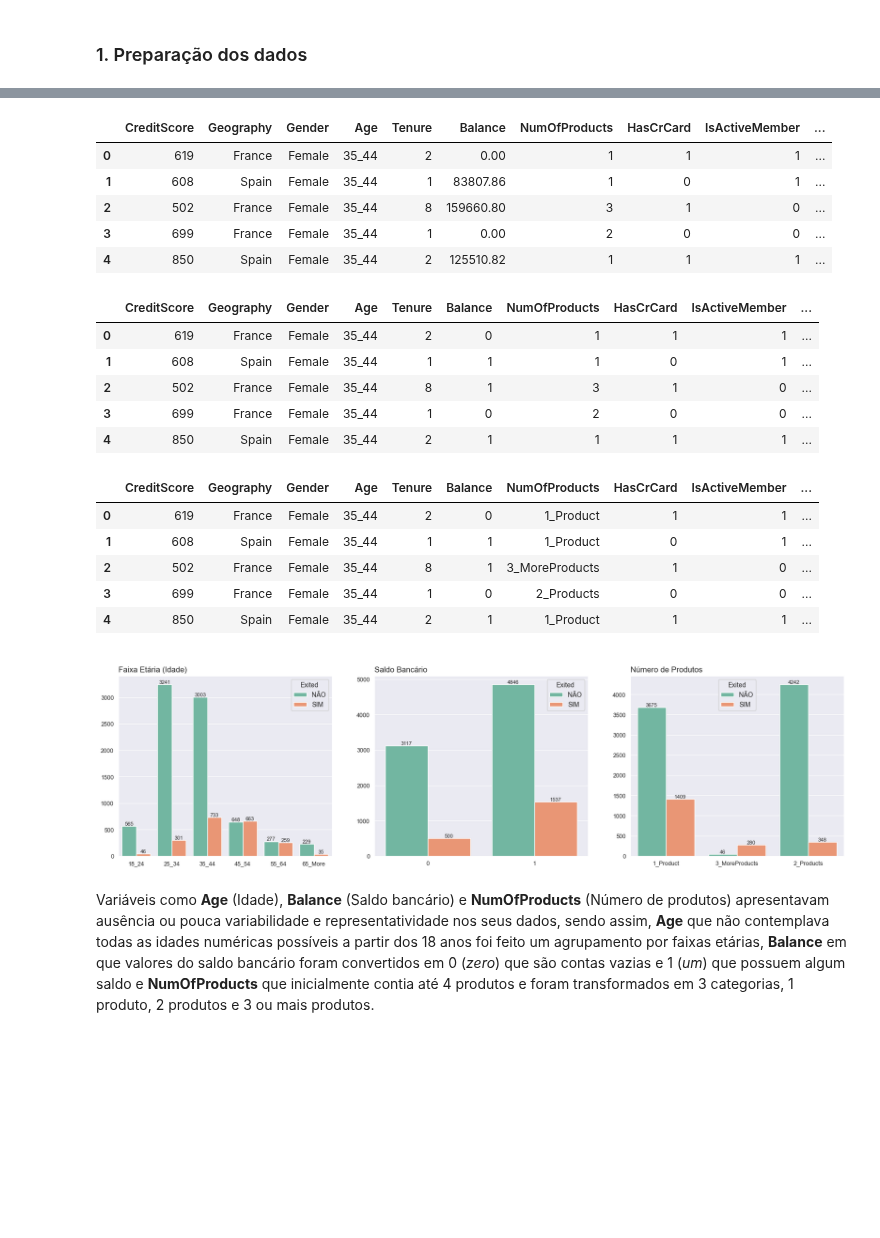
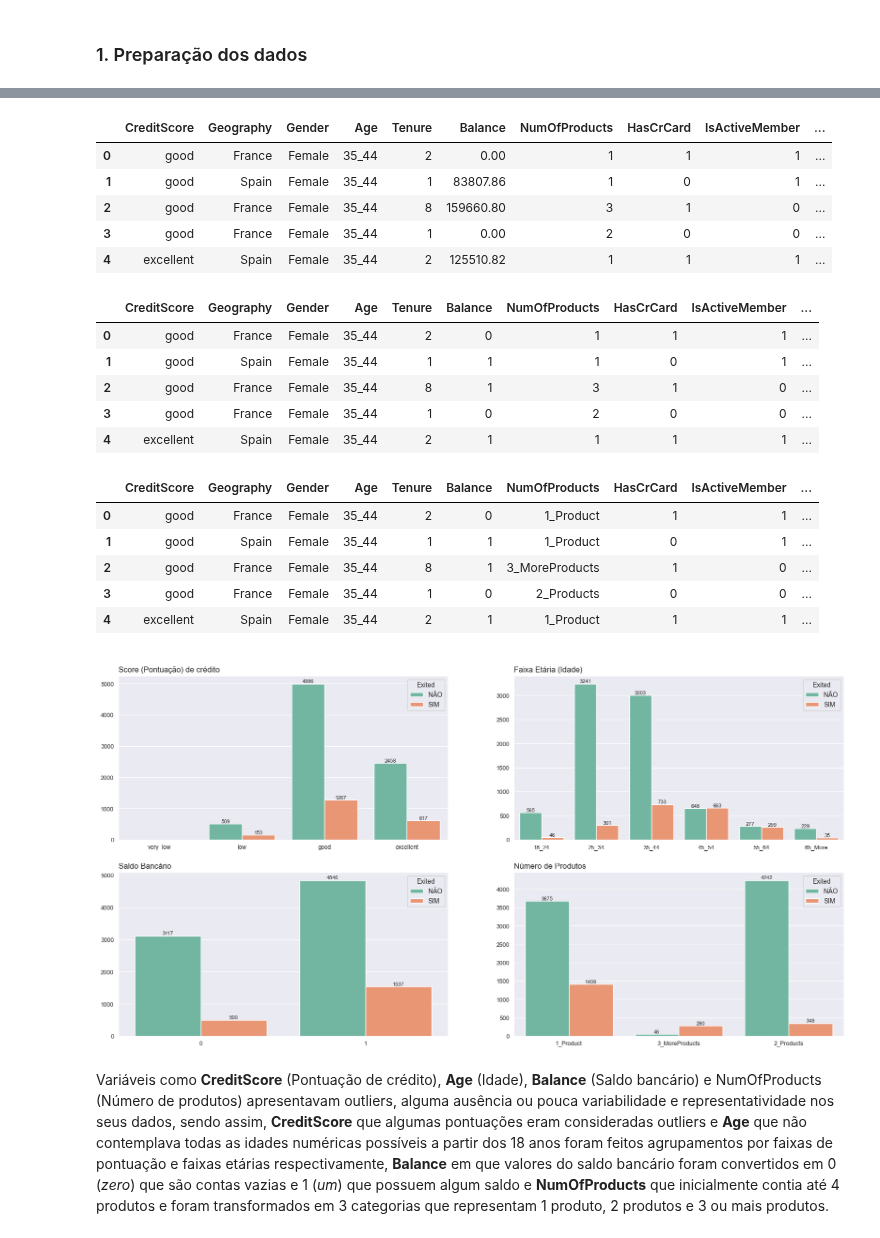
Before and after one commit to emso-exe/Churn_clientes_de_banco, a Jupyter notebook: churn_clientes_de_banco.ipynb, the cells around one changed output, grey strips where cells are left out. Saved outputs shown, nothing was run; the diff lists cells and outputs as text; code cells hidden in the pictures; blank space fills up the shorter version.

```diff
--- a/churn_clientes_de_banco.ipynb
+++ b/churn_clientes_de_banco.ipynb
@@ -463,3 +474,21 @@ A análise de correlação entre as **variáveis independentes** e a **variável
 ## 5. Criação do modelo preditivo
 # %% [markdown]
 ### 1. Preparação dos dados
+# %%
+# Agrupar os pontos de score em faixas de pontuação
+
+# very_low - de 0 a 300 pontos
+# low - de 301 a 500 pontos
+# good - de 501 a 700 pontos
+# excellent - de 701 a 1000 pontos
+
+faixa = [0, 301, 501, 701, df['CreditScore'].max()]
+rotulos = ['very_low',
+           'low',
+           'good',
+           'excellent']
+
+df['CreditScore'] = pd.cut(df['CreditScore'], bins=faixa, labels=rotulos)
+df = pd.DataFrame(df)
+
+df.head()
@@ -466,5 +502,12 @@ A análise de correlação entre as **variáveis independentes** e a **variável
 # %%
 # Agrupar idades numéricas em faixas etárias
+
+# 18_24 - de 18 a 24 anos
+# 25_34 - de 25 a 34 anos
+# 35_44 - de 35 a 44 anos
+# 45_54 - de 45 a 54 anos
+# 55_64 - de 55 a 64 anos
+# 65_More - maior ou igual a 65 anos
 
 faixa = [17, 25, 35, 45, 55, 65, df['Age'].max()]
 rotulos = ['18_24',
@@ -480,13 +523,16 @@ df = pd.DataFrame(df)
 df.head()
 # %% [output]
 |  | CreditScore | Geography | Gender | Age | Tenure | Balance | NumOfProducts | HasCrCard | IsActiveMember | ... |
-| 0 | 619 | France | Female | 35_44 | 2 | 0.00 | 1 | 1 | 1 | ... |
-| 1 | 608 | Spain | Female | 35_44 | 1 | 83807.86 | 1 | 0 | 1 | ... |
-| 2 | 502 | France | Female | 35_44 | 8 | 159660.80 | 3 | 1 | 0 | ... |
-| 3 | 699 | France | Female | 35_44 | 1 | 0.00 | 2 | 0 | 0 | ... |
-| 4 | 850 | Spain | Female | 35_44 | 2 | 125510.82 | 1 | 1 | 1 | ... |
+| 0 | good | France | Female | 35_44 | 2 | 0.00 | 1 | 1 | 1 | ... |
+| 1 | good | Spain | Female | 35_44 | 1 | 83807.86 | 1 | 0 | 1 | ... |
+| 2 | good | France | Female | 35_44 | 8 | 159660.80 | 3 | 1 | 0 | ... |
+| 3 | good | France | Female | 35_44 | 1 | 0.00 | 2 | 0 | 0 | ... |
+| 4 | excellent | Spain | Female | 35_44 | 2 | 125510.82 | 1 | 1 | 1 | ... |
 # %%
-# Converter os saldos bancários em categorias, se há saldo (1) ou não (0)
+# Converter os saldos bancários em categorias
+
+# 1 - se há saldo bancário
+# 0 - se não há saldo bancário
 
 maior_que_zero = lambda k: 1 if k > 0 else 0
 
@@ -495,13 +541,17 @@ df['Balance'] = df['Balance'].map(maior_que_zero)
 df.head()
 # %% [output]
 |  | CreditScore | Geography | Gender | Age | Tenure | Balance | NumOfProducts | HasCrCard | IsActiveMember | ... |
-| 0 | 619 | France | Female | 35_44 | 2 | 0 | 1 | 1 | 1 | ... |
-| 1 | 608 | Spain | Female | 35_44 | 1 | 1 | 1 | 0 | 1 | ... |
-| 2 | 502 | France | Female | 35_44 | 8 | 1 | 3 | 1 | 0 | ... |
-| 3 | 699 | France | Female | 35_44 | 1 | 0 | 2 | 0 | 0 | ... |
-| 4 | 850 | Spain | Female | 35_44 | 2 | 1 | 1 | 1 | 1 | ... |
+| 0 | good | France | Female | 35_44 | 2 | 0 | 1 | 1 | 1 | ... |
+| 1 | good | Spain | Female | 35_44 | 1 | 1 | 1 | 0 | 1 | ... |
+| 2 | good | France | Female | 35_44 | 8 | 1 | 3 | 1 | 0 | ... |
+| 3 | good | France | Female | 35_44 | 1 | 0 | 2 | 0 | 0 | ... |
+| 4 | excellent | Spain | Female | 35_44 | 2 | 1 | 1 | 1 | 1 | ... |
 # %%
-# Converter as quantidades de produtos em categorias de 1, 2 e 3 ou mais produtos
+# Converter as quantidades de produtos em categorias
+
+# 1_Product - possui 1 produto
+# 2_Products - possui 2 produtos
+# 3_MoreProducts - possui 3 ou mais produtos
 
 dict = {'1': '1_Product', '2': '2_Products',
         '3': '3_MoreProducts', '4': '3_MoreProducts'}
@@ -513,21 +563,22 @@ for k in dict:
 df.head()
 # %% [output]
 |  | CreditScore | Geography | Gender | Age | Tenure | Balance | NumOfProducts | HasCrCard | IsActiveMember | ... |
-| 0 | 619 | France | Female | 35_44 | 2 | 0 | 1_Product | 1 | 1 | ... |
-| 1 | 608 | Spain | Female | 35_44 | 1 | 1 | 1_Product | 0 | 1 | ... |
-| 2 | 502 | France | Female | 35_44 | 8 | 1 | 3_MoreProducts | 1 | 0 | ... |
-| 3 | 699 | France | Female | 35_44 | 1 | 0 | 2_Products | 0 | 0 | ... |
-| 4 | 850 | Spain | Female | 35_44 | 2 | 1 | 1_Product | 1 | 1 | ... |
+| 0 | good | France | Female | 35_44 | 2 | 0 | 1_Product | 1 | 1 | ... |
+| 1 | good | Spain | Female | 35_44 | 1 | 1 | 1_Product | 0 | 1 | ... |
+| 2 | good | France | Female | 35_44 | 8 | 1 | 3_MoreProducts | 1 | 0 | ... |
+| 3 | good | France | Female | 35_44 | 1 | 0 | 2_Products | 0 | 0 | ... |
+| 4 | excellent | Spain | Female | 35_44 | 2 | 1 | 1_Product | 1 | 1 | ... |
 # %%
-fig, (ax1, ax2, ax3) = plt.subplots(1, 3, figsize=(20, 5))
+fig, ((ax1, ax2), (ax3, ax4)) = plt.subplots(2, 2, figsize=(20, 10))
 
-graf_countplot(df, 'Age', '\nFaixa Etária (Idade)', ax1)
-graf_countplot(df, 'Balance', '\nSaldo Bancário', ax2)
-graf_countplot(df, 'NumOfProducts', '\nNúmero de Produtos', ax3)
+graf_countplot(df, 'CreditScore', '\nScore (Pontuação) de crédito', ax1)
+graf_countplot(df, 'Age', '\nFaixa Etária (Idade)', ax2)
+graf_countplot(df, 'Balance', '\nSaldo Bancário', ax3)
+graf_countplot(df, 'NumOfProducts', '\nNúmero de Produtos', ax4)
 # %% [output]
-[figure, old version]
+[figure, new version]
 # %% [markdown]
-Variáveis como **Age** (Idade), **Balance** (Saldo bancário) e **NumOfProducts** (Número de produtos) apresentavam ausência ou pouca variabilidade e representatividade nos seus dados, sendo assim, **Age** que não contemplava todas as idades numéricas possíveis a partir dos 18 anos foi feito um agrupamento por faixas etárias, **Balance** em que valores do saldo bancário foram convertidos em 0 (_zero_) que são contas vazias e 1 (_um_) que possuem algum saldo e **NumOfProducts** que inicialmente contia até 4 produtos e foram transformados em 3 categorias, 1 produto, 2 produtos e 3 ou mais produtos.
+Variáveis como **CreditScore** (Pontuação de crédito), **Age** (Idade), **Balance** (Saldo bancário) e NumOfProducts (Número de produtos) apresentavam outliers, alguma ausência ou pouca variabilidade e representatividade nos seus dados, sendo assim, **CreditScore** que algumas pontuações eram consideradas outliers e **Age** que não contemplava todas as idades numéricas possíveis a partir dos 18 anos foram feitos agrupamentos por faixas de pontuação e faixas etárias respectivamente, **Balance** em que valores do saldo bancário foram convertidos em 0 (_zero_) que são contas vazias e 1 (_um_) que possuem algum saldo e **NumOfProducts** que inicialmente contia até 4 produtos e foram transformados em 3 categorias que representam 1 produto, 2 produtos e 3 ou mais produtos.
 # %%
 # Transformando valores de colunas expecificas em novas e distintas categorias
 
```
Also changed, not shown: parts of 19 cells of this notebook, 1 other file.
